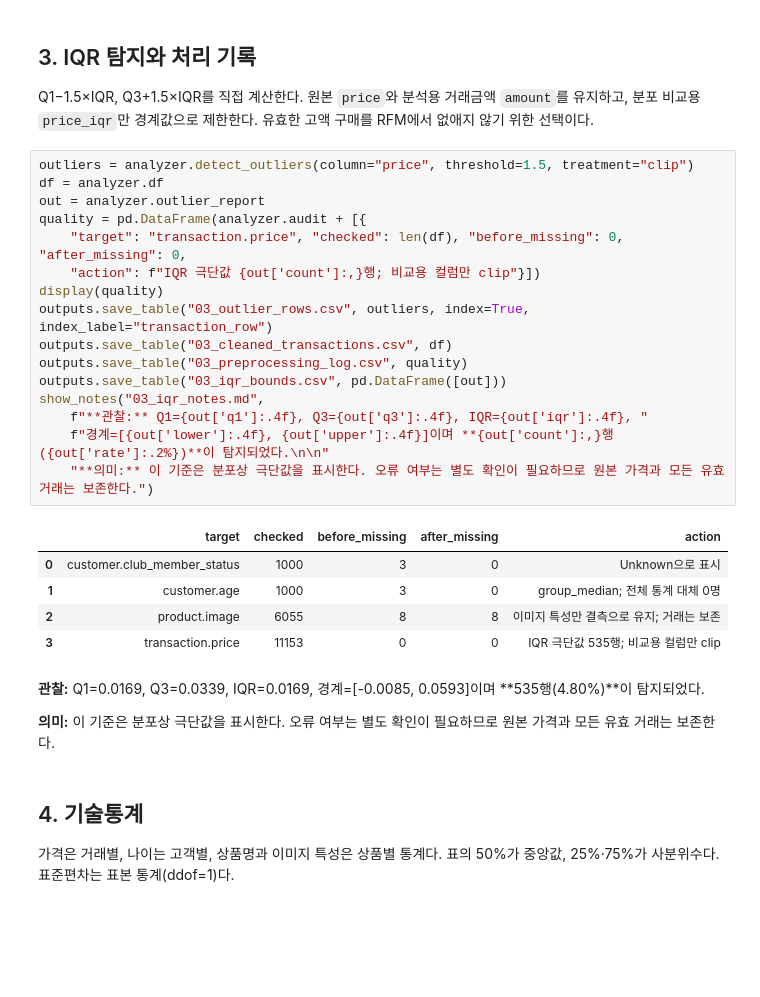
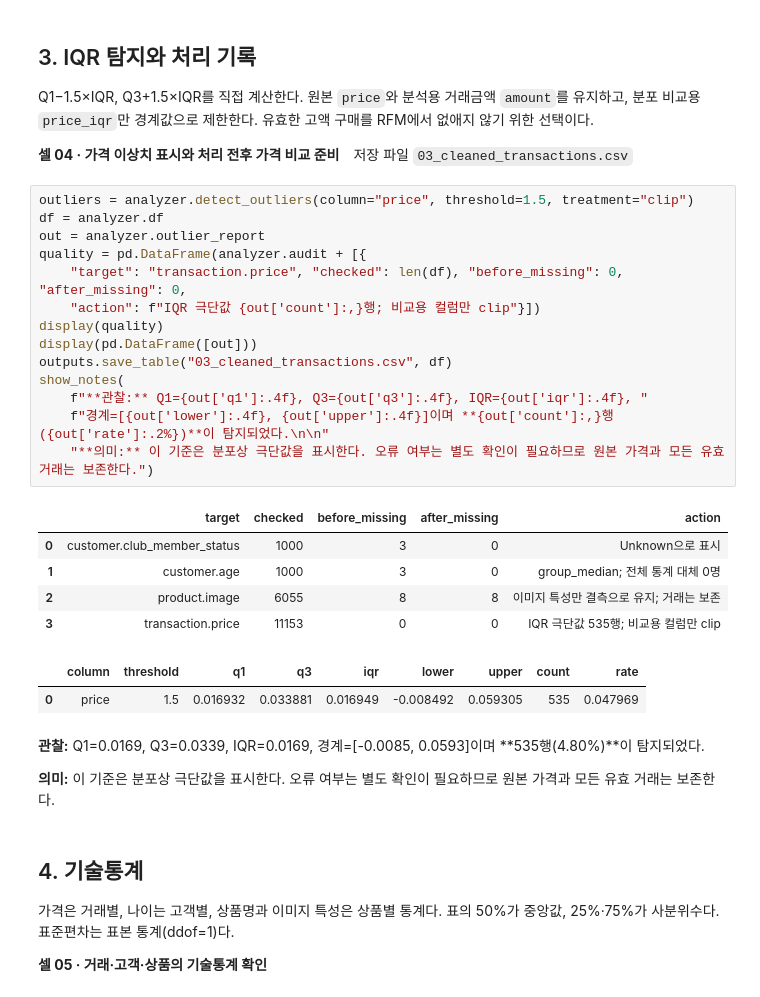
Before and after one commit to dave17code/a1-1-hnm-customer-analysis, a Jupyter notebook: notebooks/analysis_report.ipynb, the cells around one changed output. Drawn from its saved outputs; the diff is of its cells as text; blank space fills up the shorter version.

```diff
--- a/notebooks/analysis_report.ipynb
+++ b/notebooks/analysis_report.ipynb
@@ -197,28 +183,30 @@ show_notes("02_features_notes.md",
 ## 3. IQR 탐지와 처리 기록
 
 Q1−1.5×IQR, Q3+1.5×IQR를 직접 계산한다. 원본 `price`와 분석용 거래금액 `amount`를 유지하고, 분포 비교용 `price_iqr`만 경계값으로 제한한다. 유효한 고액 구매를 RFM에서 없애지 않기 위한 선택이다.
+
+**셀 04 · 가격 이상치 표시와 처리 전후 가격 비교 준비**　저장 파일 `03_cleaned_transactions.csv`
 # %%
 outliers = analyzer.detect_outliers(column="price", threshold=1.5, treatment="clip")
 df = analyzer.df
 out = analyzer.outlier_report
 quality = pd.DataFrame(analyzer.audit + [{
     "target": "transaction.price", "checked": len(df), "before_missing": 0, "after_missing": 0,
     "action": f"IQR 극단값 {out['count']:,}행; 비교용 컬럼만 clip"}])
 display(quality)
-outputs.save_table("03_outlier_rows.csv", outliers, index=True, index_label="transaction_row")
+display(pd.DataFrame([out]))
 outputs.save_table("03_cleaned_transactions.csv", df)
-outputs.save_table("03_preprocessing_log.csv", quality)
-outputs.save_table("03_iqr_bounds.csv", pd.DataFrame([out]))
-show_notes("03_iqr_notes.md",
+show_notes(
     f"**관찰:** Q1={out['q1']:.4f}, Q3={out['q3']:.4f}, IQR={out['iqr']:.4f}, "
     f"경계=[{out['lower']:.4f}, {out['upper']:.4f}]이며 **{out['count']:,}행({out['rate']:.2%})**이 탐지되었다.\n\n"
     "**의미:** 이 기준은 분포상 극단값을 표시한다. 오류 여부는 별도 확인이 필요하므로 원본 가격과 모든 유효 거래는 보존한다.")
 # %% [output]
 |  | target | checked | before_missing | after_missing | action |
 | 0 | customer.club_member_status | 1000 | 3 | 0 | Unknown으로 표시 |
 | 1 | customer.age | 1000 | 3 | 0 | group_median; 전체 통계 대체 0명 |
 | 2 | product.image | 6055 | 8 | 8 | 이미지 특성만 결측으로 유지; 거래는 보존 |
 | 3 | transaction.price | 11153 | 0 | 0 | IQR 극단값 535행; 비교용 컬럼만 clip |
+|  | column | threshold | q1 | q3 | iqr | lower | upper | count | rate |
+| 0 | price | 1.5 | 0.016932 | 0.033881 | 0.016949 | -0.008492 | 0.059305 | 535 | 0.047969 |
 **관찰:** Q1=0.0169, Q3=0.0339, IQR=0.0169, 경계=[-0.0085, 0.0593]이며 **535행(4.80%)**이 탐지되었다.
 
 **의미:** 이 기준은 분포상 극단값을 표시한다. 오류 여부는 별도 확인이 필요하므로 원본 가격과 모든 유효 거래는 보존한다.
@@ -226,6 +214,8 @@ show_notes("03_iqr_notes.md",
 ## 4. 기술통계
 
 가격은 거래별, 나이는 고객별, 상품명과 이미지 특성은 상품별 통계다. 표의 50%가 중앙값, 25%·75%가 사분위수다. 표준편차는 표본 통계(ddof=1)다.
+
+**셀 05 · 거래·고객·상품의 기술통계 확인**
 # %%
 stats = analyzer.summary_statistics()
 display(stats.round(4))
```
Also changed, not shown: parts of 23 cells of this notebook, 37 other files.
